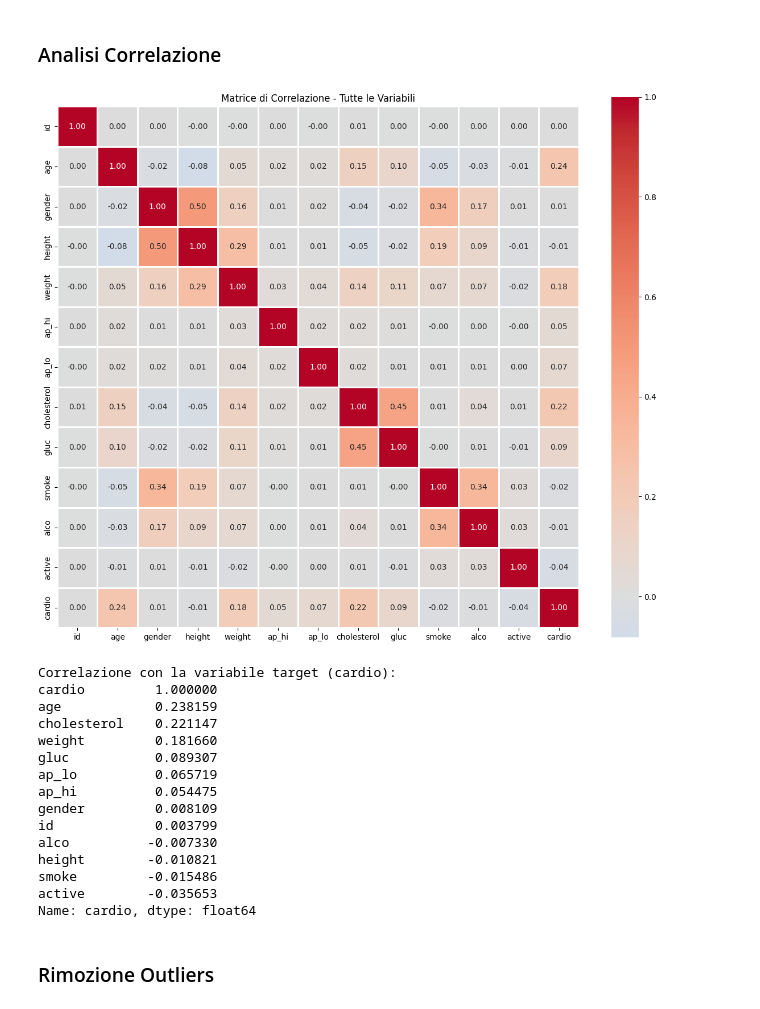
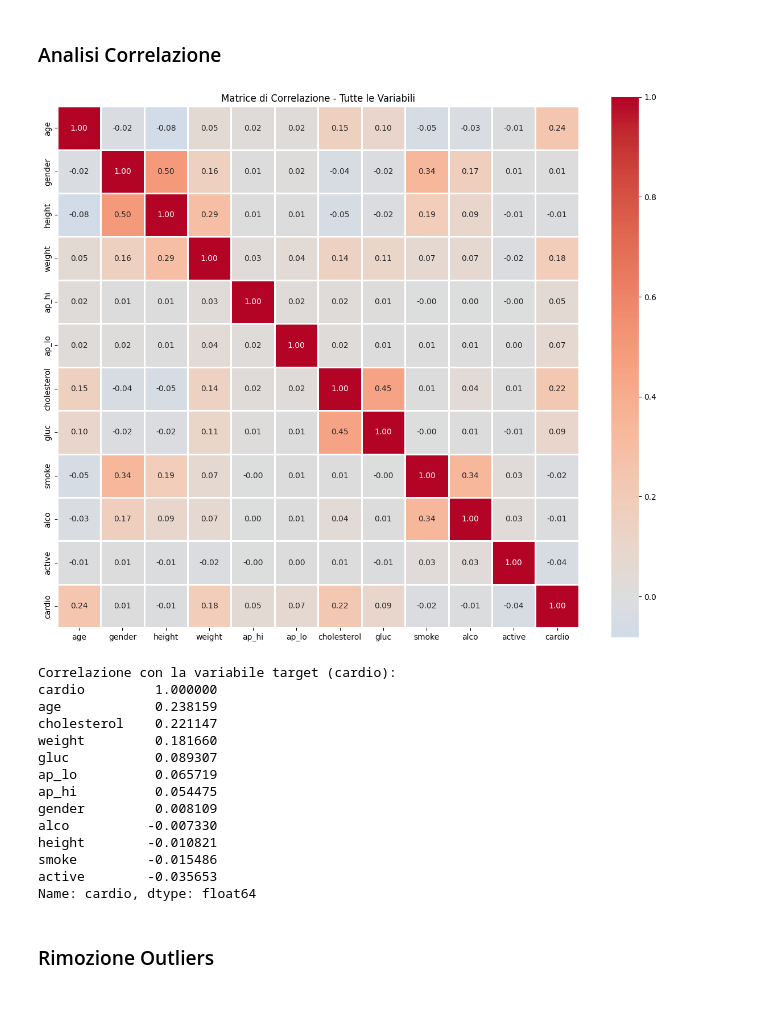
Before and after one commit to mbroglio/ML_25_26, a Jupyter notebook: ML_Project.ipynb, the cells around one changed output. Saved outputs shown, nothing was run; the diff lists cells and outputs as text; code cells hidden in the pictures.

```diff
--- a/ML_Project.ipynb
+++ b/ML_Project.ipynb
@@ -51 +53,5 @@ df.head()
+# %%
+df["gender"] = df["gender"] - 1
+df["height"] = df["height"] / 100  # Converti altezza da cm a m
+df["age"] = df["age"] / 365.25  # Converti età da giorni a anni
 # %% [markdown]
@@ -83,0 +79,12 @@ df.describe()
+# %%
+# Rimuove ID (non predittivo)
+df = df.drop(columns=["id"]).copy()
+
+# Definizione dei tipi di feature
+numeric_features = ["age", "height", "weight", "ap_hi", "ap_lo"]
+binary_features = ["gender", "smoke", "alco", "active"]
+ordinal_features = ["cholesterol", "gluc"]
+
+print(f"Feature numeriche: {numeric_features}")
+print(f"Feature binarie: {binary_features}")
+print(f"Feature ordinali: {ordinal_features}")
@@ -83,0 +95,6 @@ df.describe()
+# %%
+# Converte binary_features e ordinal_features in tipo 'category'
+for col in binary_features + ordinal_features:
+    df[col] = df[col].astype("category")
+
+print(df.dtypes)
@@ -88,25 +131,32 @@ df.describe()
 # %%
 import matplotlib.pyplot as plt
 import seaborn as sns
 
 # Calcola la matrice di correlazione
 correlation_matrix = df.corr()
 
 # Visualizza la matrice di correlazione con heatmap
 plt.figure(figsize=(12, 10))
-sns.heatmap(correlation_matrix, annot=True, fmt='.2f', cmap='coolwarm',
-            center=0, square=True, linewidths=1)
-plt.title('Matrice di Correlazione - Tutte le Variabili')
+sns.heatmap(
+    correlation_matrix,
+    annot=True,
+    fmt=".2f",
+    cmap="coolwarm",
+    center=0,
+    square=True,
+    linewidths=1,
+)
+plt.title("Matrice di Correlazione - Tutte le Variabili")
 plt.tight_layout()
-plt.savefig('images/correlation_matrix.svg', format='svg', bbox_inches='tight')
+plt.savefig("images/correlation_matrix.svg", format="svg", bbox_inches="tight")
 plt.show()
 
 # Mostra le correlazioni con la variabile target (cardio) in ordine decrescente
 print("\nCorrelazione con la variabile target (cardio):")
-target_corr = correlation_matrix['cardio'].sort_values(ascending=False)
+target_corr = correlation_matrix["cardio"].sort_values(ascending=False)
 print(target_corr)
 # %% [output]
-[figure, old version]
+[figure, new version]
 Correlazione con la variabile target (cardio):
 cardio         1.000000
 age            0.238159
@@ -116,7 +166,6 @@ gluc           0.089307
 ap_lo          0.065719
 ap_hi          0.054475
 gender         0.008109
-id             0.003799
 alco          -0.007330
 height        -0.010821
 smoke         -0.015486
```
Also changed, not shown: parts of 45 cells of this notebook, 18 other files.
